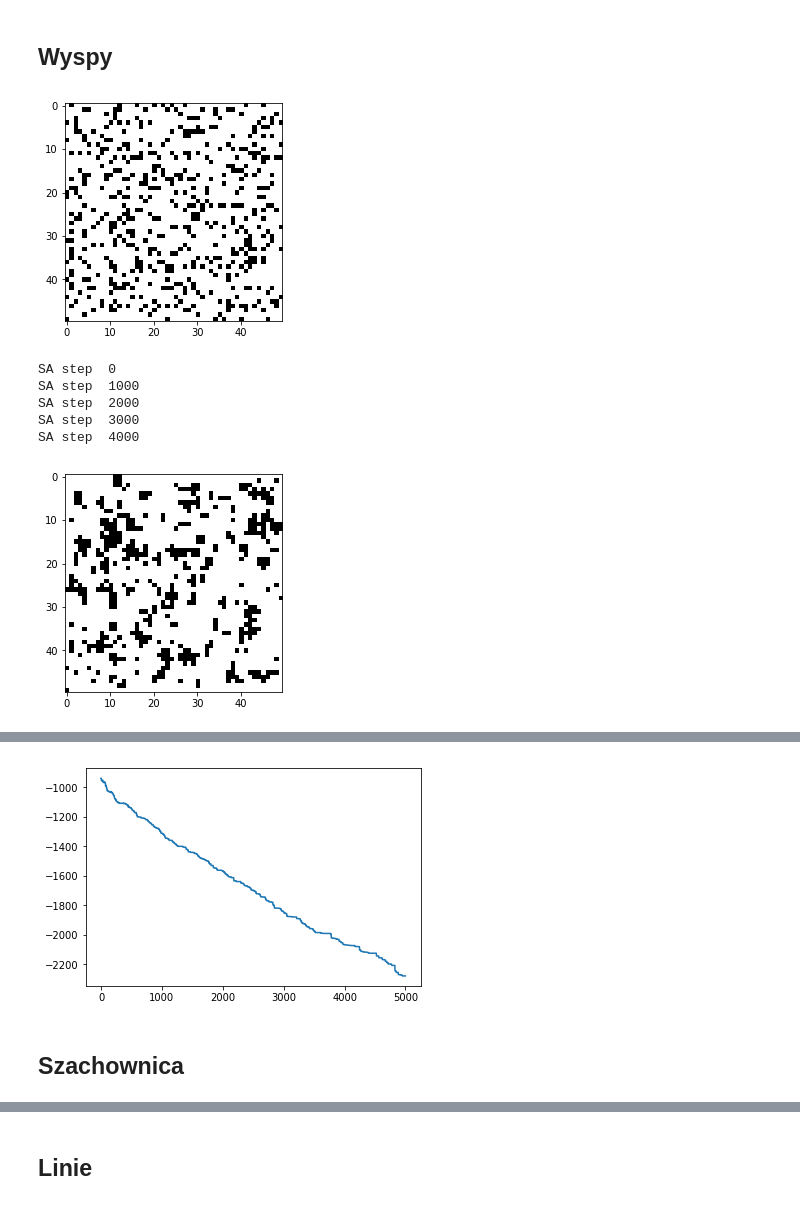
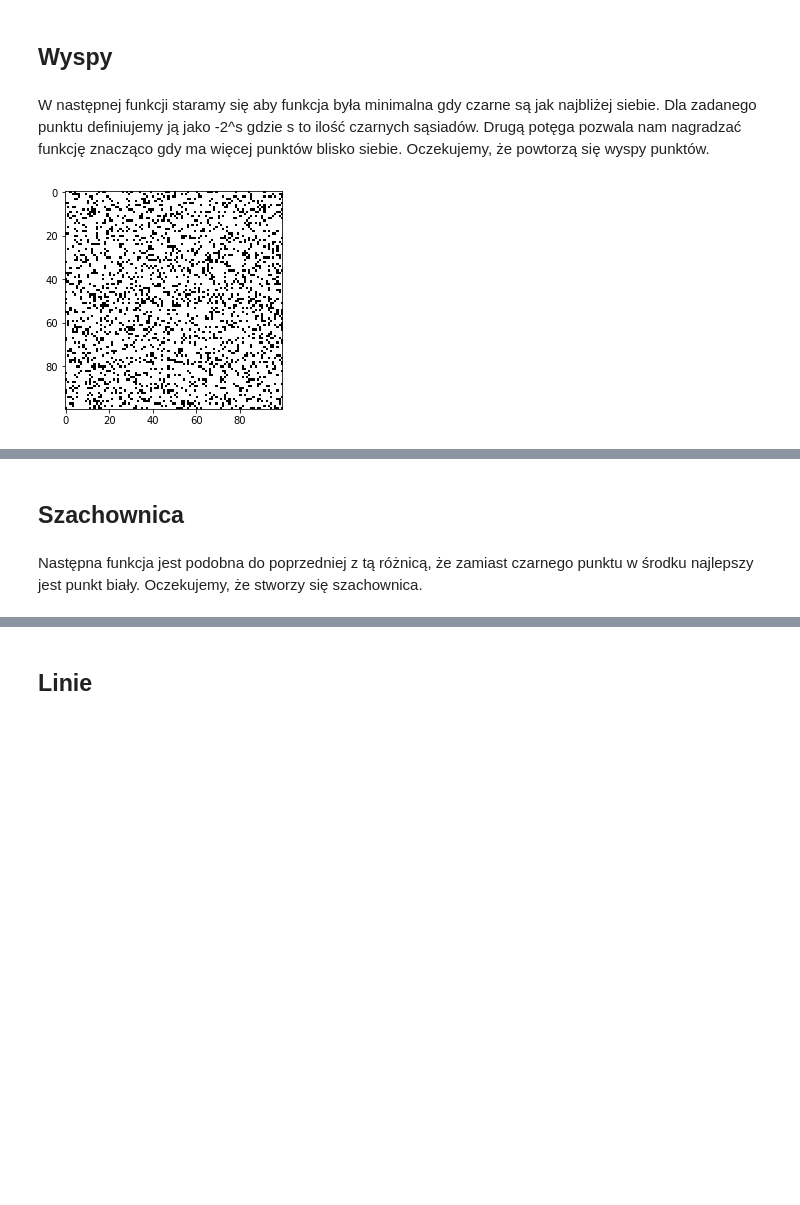
Before and after one commit to arkadiuss/computational-methods, a Jupyter notebook: lab4.ipynb, the cells around one changed output, grey strips where cells are left out. Cells and saved outputs as stored; diff of their text form; code cells hidden in the pictures; blank space fills up the shorter version.

Commit message:
generating binary images

```diff
--- a/lab4.ipynb
+++ b/lab4.ipynb
@@ -171,11 +173,13 @@ def random_image(w,h,p=0.3):
     img = np.array([0 if random.random() > p else 1 for i in range(w*h)])
     return np.reshape(img, (w, h))
 # %%
-def show_image(img):
+def show_image(img, name=None):
     imgplot = plt.imshow(img, cmap = mpl.cm.Greys)
+    if name != None:
+        plt.savefig('binary_images/'+name+'.png')
     plt.show()
 # %%
-def show_anim(anim):
+def show_anim(anim, name=None):
     fig = plt.figure()
     ims = []
     for img in anim:
@@ -183,5 +187,7 @@ def show_anim(anim):
         ims.append([im])
 
     ani = animation.ArtistAnimation(fig, ims, interval=50, blit=False,repeat_delay=10000)
+    if name != None:
+        ani.save('binary_images/'+name+'.mp4')
     plt.close()
     display(HTML(ani.to_html5_video()))
@@ -198,11 +206,11 @@ def make_img_swap(img):
 def make_img_back_swap(img, i1, j1, i2, j2):
     img[i1][j1], img[i2][j2] = img[i2][j2], img[i1][j1]
 # %%
-def generate(E, p=0.2):
-    img = random_image(512,512,p)
+def generate(E, p=0.2, name = "default"):
+    img = random_image(100,100,p)
     show_image(img)
-    res_img, i_x, i_y, anim = simulated_annealing(img, E, make_img_swap, make_img_back_swap, s_p = 0.5, p=0.995, iters=5000, anim_step=100)
-    show_image(res_img)
-    show_anim(anim)
+    res_img, i_x, i_y, anim = simulated_annealing(img, E, make_img_swap, make_img_back_swap, s_p = 0.5, p=0.995, iters=10000, anim_step=100)
+    show_image(res_img, name)
+    show_anim(anim, name)
     #plt.plot(i_x, i_y)
     #plt.show()
@@ -209,5 +243,7 @@ def generate(E, p=0.2):
 # %% [markdown]
 ## Wyspy
+# %% [markdown]
+W następnej funkcji staramy się aby funkcja była minimalna gdy czarne są jak najbliżej siebie. Dla zadanego punktu definiujemy ją jako -2^s gdzie s to ilość czarnych sąsiadów. Drugą potęga pozwala nam nagradzać funkcję znacząco gdy ma więcej punktów blisko siebie. Oczekujemy, że powtorzą się wyspy punktów.
 # %%
 def E_island(img):
     sum = 0
@@ -217,12 +253,6 @@ def E_island(img):
             sum += img[i][j]*(2**(img[i-1][j] + img[i][j-1] + img[i+1][j] + img[i][j+1]))
     return -sum
 # %%
-generate(E_island)
+generate(E_island, name="island")
 # %% [output]
-[figure, old version]
+[figure, new version]
-SA step  0
-SA step  1000
-SA step  2000
-SA step  3000
-SA step  4000
-[figure, removed]
@@ -230,6 +259,7 @@ SA step  4000
-[figure, removed]
 # %% [markdown]
 ## Szachownica
+# %% [markdown]
+Następna funkcja jest podobna do poprzedniej z tą różnicą, że zamiast czarnego punktu w środku najlepszy jest punkt biały. Oczekujemy, że stworzy się szachownica.
 # %%
 def E_chess(img):
     sum = 0
```
Also changed, not shown: parts of 19 cells of this notebook, 4 other files.
